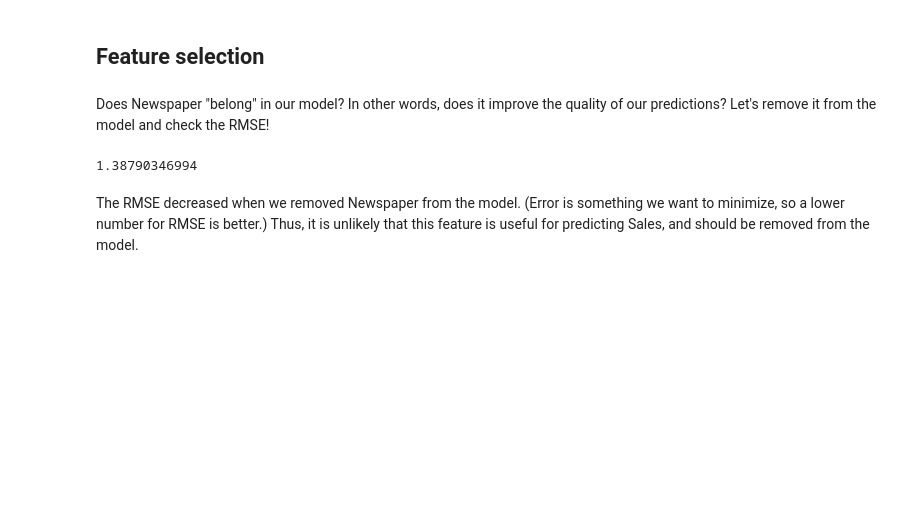
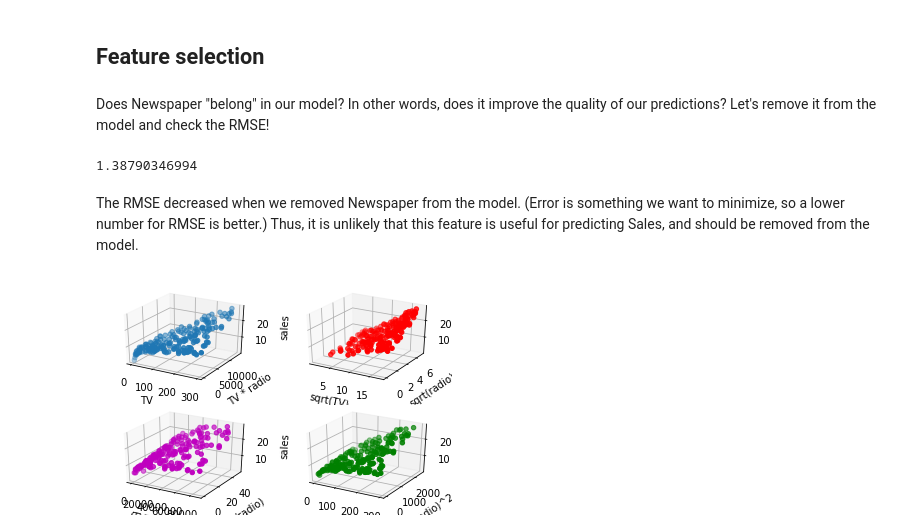
Before and after one commit to wpumacay/cs_machine_learning, a Jupyter notebook: hw/week1/LinearRegressionSemana1.ipynb, the cells around one changed output. Cells and saved outputs as stored; diff of their text form; code cells hidden in the pictures; blank space fills up the shorter version.

```diff
--- a/hw/week1/LinearRegressionSemana1.ipynb
+++ b/hw/week1/LinearRegressionSemana1.ipynb
@@ -409,25 +409,49 @@ The RMSE decreased when we removed Newspaper from the model. (Error is something
 # %%
 ## Excercise 2, try nonlinear features and measure the RMSE
 # %%
+
+# Comment out this command to disable interactive plot
 %matplotlib tk
+# just enlarge the area to manipulate it better
 
 from mpl_toolkits.mplot3d import Axes3D
 import matplotlib.pyplot as plt
 
 fig = plt.figure()
-ax1 = fig.add_subplot( 121, projection='3d' )
-ax2 = fig.add_subplot( 122, projection='3d' )
+ax1 = fig.add_subplot( 221, projection='3d' )
+ax2 = fig.add_subplot( 222, projection='3d' )
+ax3 = fig.add_subplot( 223, projection='3d' )
+ax4 = fig.add_subplot( 224, projection='3d' )
 
-ax1.scatter( X['TV'], X['radio'], y, marker = 'o' )
+ax1.scatter( X['TV'], X['radio'] * X['TV'], y, marker = 'o' )
 
 ax1.set_xlabel( 'TV' )
-ax1.set_ylabel( 'radio' )
+ax1.set_ylabel( 'TV * radio' )
 ax1.set_zlabel( 'sales' )
 
 ax2.scatter( np.sqrt( X['TV'] ), np.sqrt( X['radio'] ), y, marker = 'o', color='r' )
 
 ax2.set_xlabel( 'sqrt(TV)' )
 ax2.set_ylabel( 'sqrt(radio)' )
 ax2.set_zlabel( 'sales' )
 
+ax3.scatter( np.power( X['TV'], 2 ), X['radio'], y, marker = 'o', color='m' )
+
+ax3.set_xlabel( '(TV)^2' )
+ax3.set_ylabel( '(radio)' )
+ax3.set_zlabel( 'sales' )
+
+ax4.scatter( X['TV'], np.power( X['radio'], 2 ), y, marker = 'o', color='g' )
+
+ax4.set_xlabel( '(TV)' )
+ax4.set_ylabel( '(radio)^2' )
+ax4.set_zlabel( 'sales' )
+
 plt.show()
+
+
+# according to the graph, the linear model over the features sqrt(tv) and sqrt(radio) ...
+# seems more linear than the original, as well as the linear model over the features ...
+# tv, tv * radio
+# %% [output]
+[figure, added]
```
Also changed, not shown: parts of 5 cells of this notebook, 2 other files.
